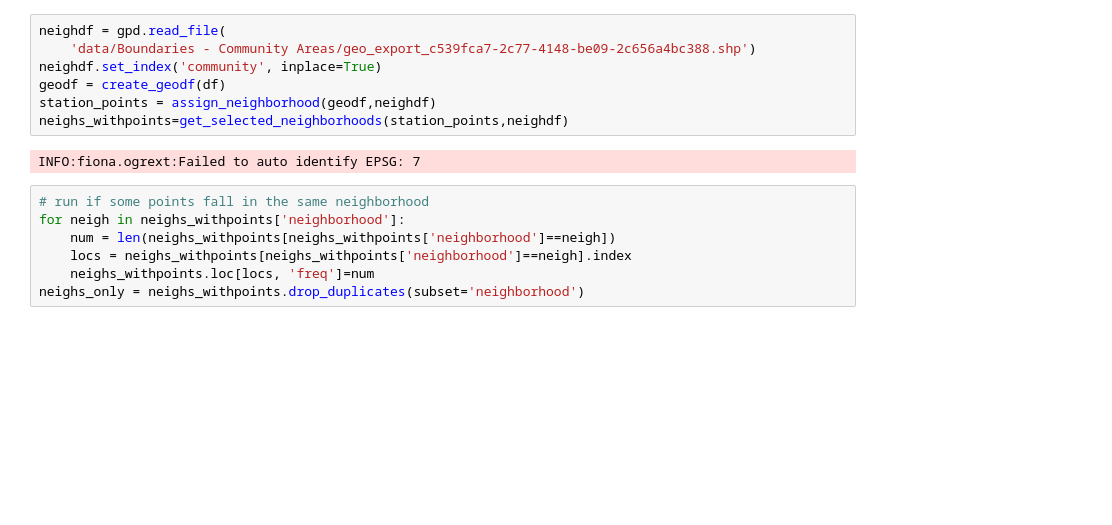
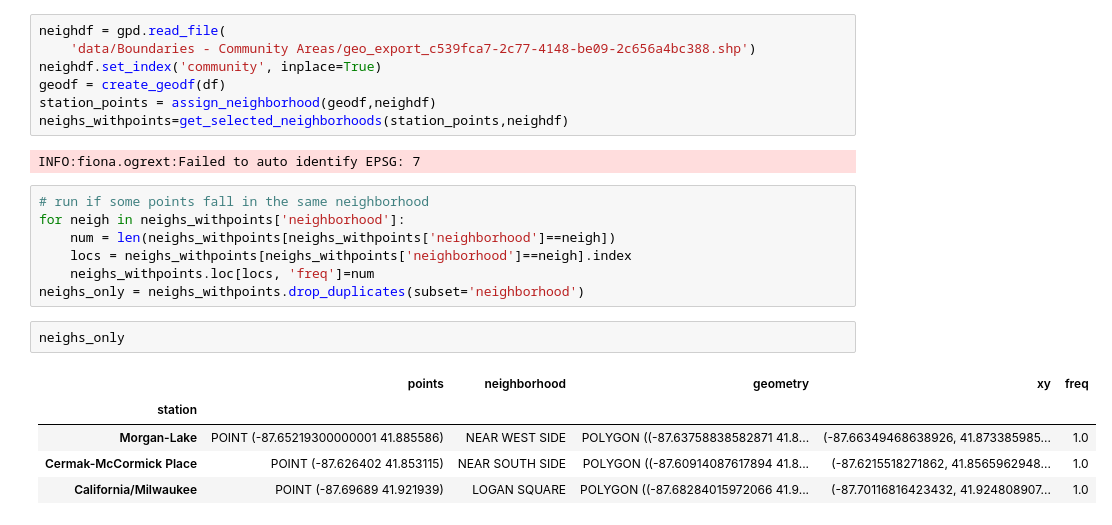
Before and after one commit to donnajobridge/cta, a Jupyter notebook: cta_maps.ipynb, the cells around one changed output. Saved outputs shown, nothing was run; the diff lists cells and outputs as text; blank space fills up the shorter version.

```diff
--- a/cta_maps.ipynb
+++ b/cta_maps.ipynb
@@ -72,4 +72,12 @@ for neigh in neighs_withpoints['neighborhood']:
     locs = neighs_withpoints[neighs_withpoints['neighborhood']==neigh].index
     neighs_withpoints.loc[locs, 'freq']=num
 neighs_only = neighs_withpoints.drop_duplicates(subset='neighborhood')
+# %%
+neighs_only
+# %% [output]
+|  | points | neighborhood | geometry | xy | freq |
+| station |  |  |  |  |  |
+| Morgan-Lake | POINT (-87.65219300000001 41.885586) | NEAR WEST SIDE | POLYGON ((-87.63758838582871 41.8... | (-87.66349468638926, 41.873385985... | 1.0 |
+| Cermak-McCormick Place | POINT (-87.626402 41.853115) | NEAR SOUTH SIDE | POLYGON ((-87.60914087617894 41.8... | (-87.6215518271862, 41.8565962948... | 1.0 |
+| California/Milwaukee | POINT (-87.69689 41.921939) | LOGAN SQUARE | POLYGON ((-87.68284015972066 41.9... | (-87.70116816423432, 41.924808907... | 1.0 |
 # %%
```
Also changed, not shown: parts of 2 cells of this notebook, 24 other files.
